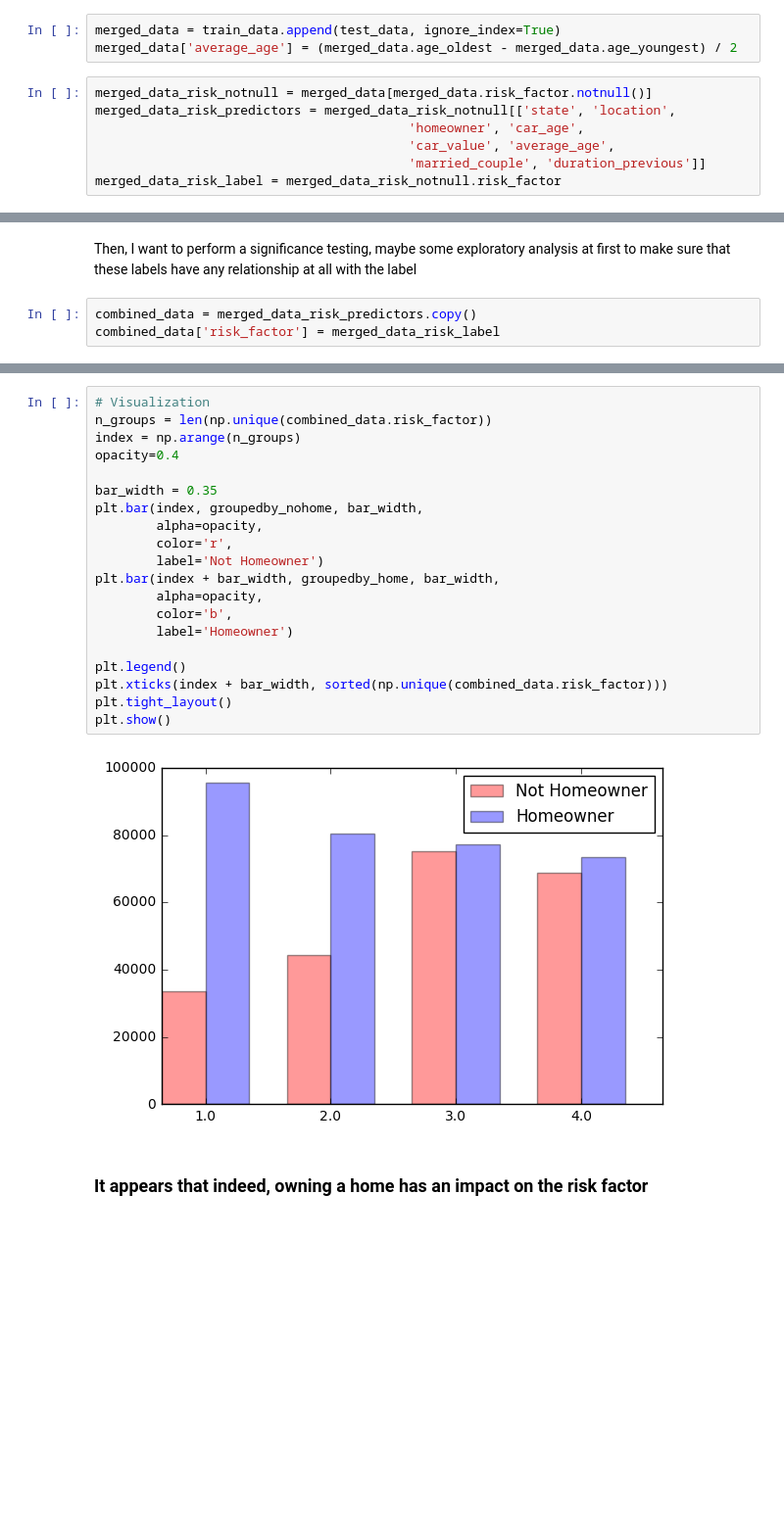
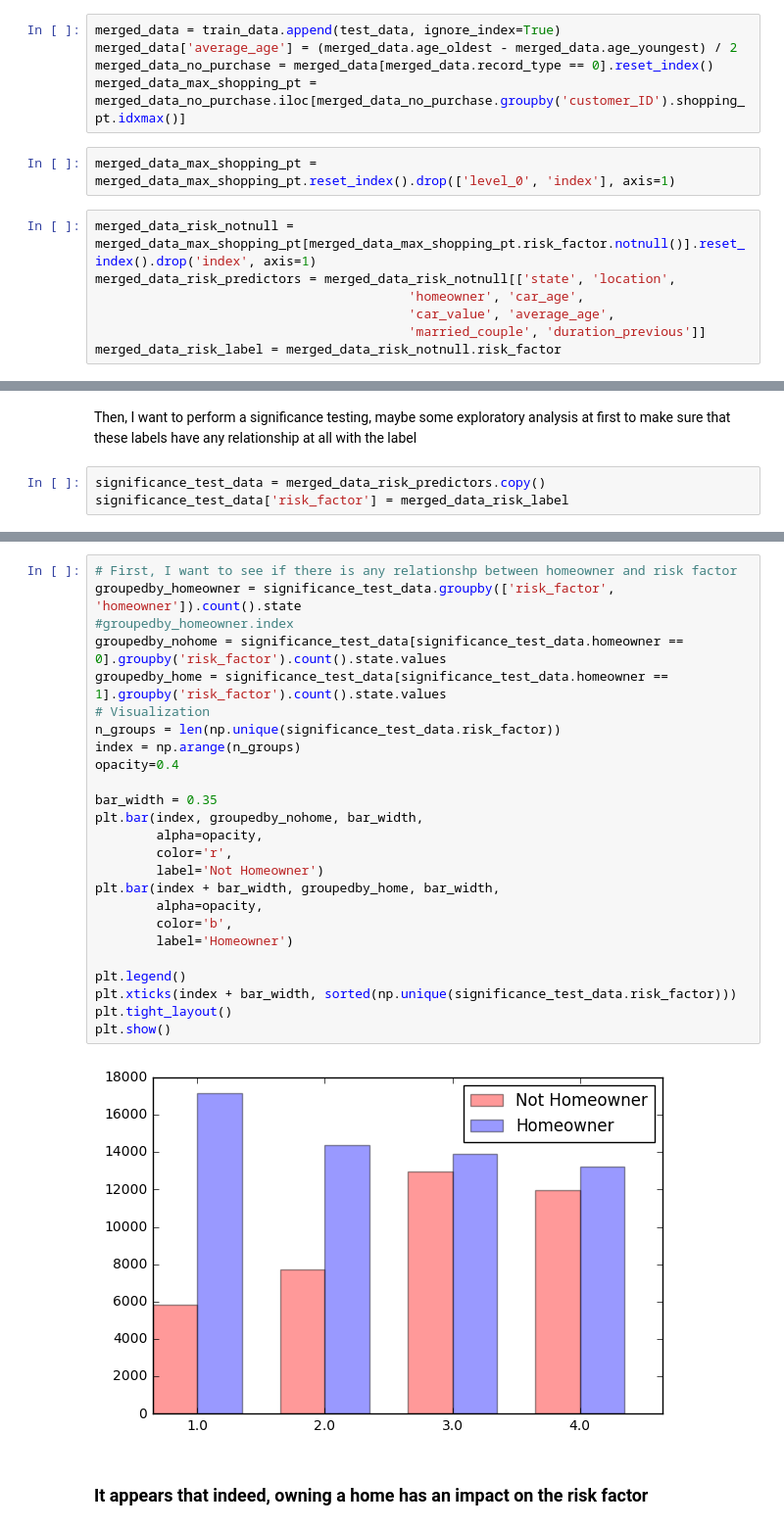
Before and after one commit to mingkaid/allstate-purchase-prediction-challenge, a Jupyter notebook: interpolate-risk.ipynb, the cells around one changed output, grey strips where cells are left out. Shown at 98% size. Saved outputs shown, nothing was run; the diff lists cells and outputs as text; blank space fills up the shorter version.

```diff
--- a/interpolate-risk.ipynb
+++ b/interpolate-risk.ipynb
@@ -23,8 +23,12 @@ print np.unique(train_data.columns)
 # %%
 merged_data = train_data.append(test_data, ignore_index=True)
 merged_data['average_age'] = (merged_data.age_oldest - merged_data.age_youngest) / 2
+merged_data_no_purchase = merged_data[merged_data.record_type == 0].reset_index()
+merged_data_max_shopping_pt = merged_data_no_purchase.iloc[merged_data_no_purchase.groupby('customer_ID').shopping_pt.idxmax()]
+# %%
+merged_data_max_shopping_pt = merged_data_max_shopping_pt.reset_index().drop(['level_0', 'index'], axis=1)
 # %%
-merged_data_risk_notnull = merged_data[merged_data.risk_factor.notnull()]
+merged_data_risk_notnull = merged_data_max_shopping_pt[merged_data_max_shopping_pt.risk_factor.notnull()].reset_index().drop('index', axis=1)
 merged_data_risk_predictors = merged_data_risk_notnull[['state', 'location',
                                          'homeowner', 'car_age',
                                          'car_value', 'average_age',
@@ -94,5 +89,5 @@ assert len(merged_data_risk_predictors) == len(merged_data_risk_label)
 # %% [markdown]
 Then, I want to perform a significance testing, maybe some exploratory analysis at first to make sure that these labels have any relationship at all with the label
 # %%
-combined_data = merged_data_risk_predictors.copy()
-combined_data['risk_factor'] = merged_data_risk_label
+significance_test_data = merged_data_risk_predictors.copy()
+significance_test_data['risk_factor'] = merged_data_risk_label
@@ -117,25 +98,30 @@ groupedby_home = combined_data[combined_data.homeowner == 1].groupby('risk_facto
 # %%
+# First, I want to see if there is any relationshp between homeowner and risk factor
+groupedby_homeowner = significance_test_data.groupby(['risk_factor', 'homeowner']).count().state
+#groupedby_homeowner.index
+groupedby_nohome = significance_test_data[significance_test_data.homeowner == 0].groupby('risk_factor').count().state.values
+groupedby_home = significance_test_data[significance_test_data.homeowner == 1].groupby('risk_factor').count().state.values
 # Visualization
-n_groups = len(np.unique(combined_data.risk_factor))
+n_groups = len(np.unique(significance_test_data.risk_factor))
 index = np.arange(n_groups)
 opacity=0.4
 
 bar_width = 0.35
 plt.bar(index, groupedby_nohome, bar_width,
         alpha=opacity,
         color='r',
         label='Not Homeowner')
 plt.bar(index + bar_width, groupedby_home, bar_width,
         alpha=opacity,
         color='b',
         label='Homeowner')
 
 plt.legend()
-plt.xticks(index + bar_width, sorted(np.unique(combined_data.risk_factor)))
+plt.xticks(index + bar_width, sorted(np.unique(significance_test_data.risk_factor)))
 plt.tight_layout()
 plt.show()
 # %% [output]
-[figure, old version]
+[figure, new version]
 # %% [markdown]
 ### It appears that indeed, owning a home has an impact on the risk factor
 # %%
```
Also changed, not shown: parts of 23 cells of this notebook.
